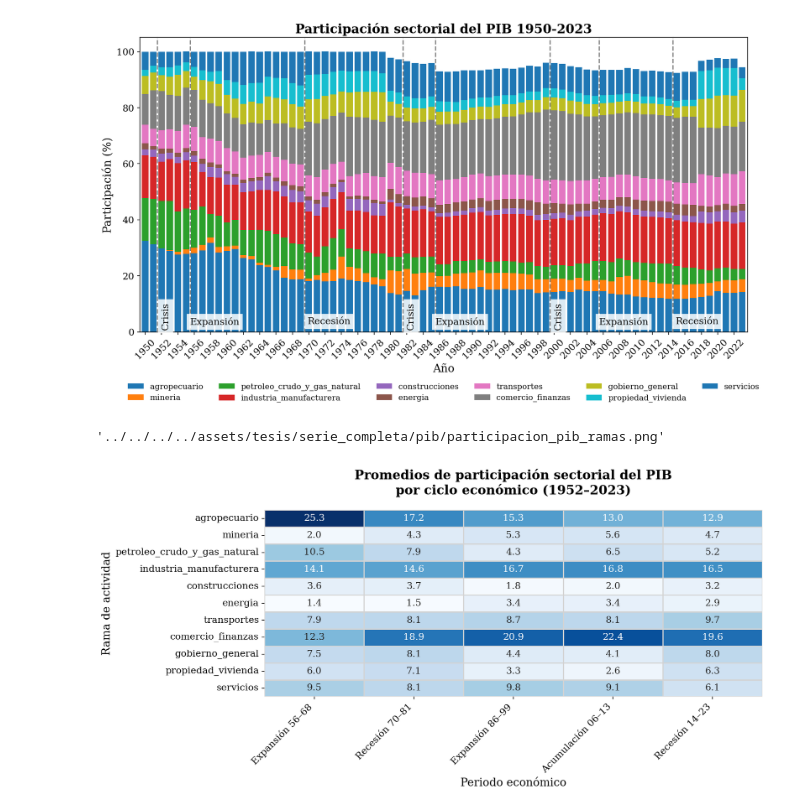
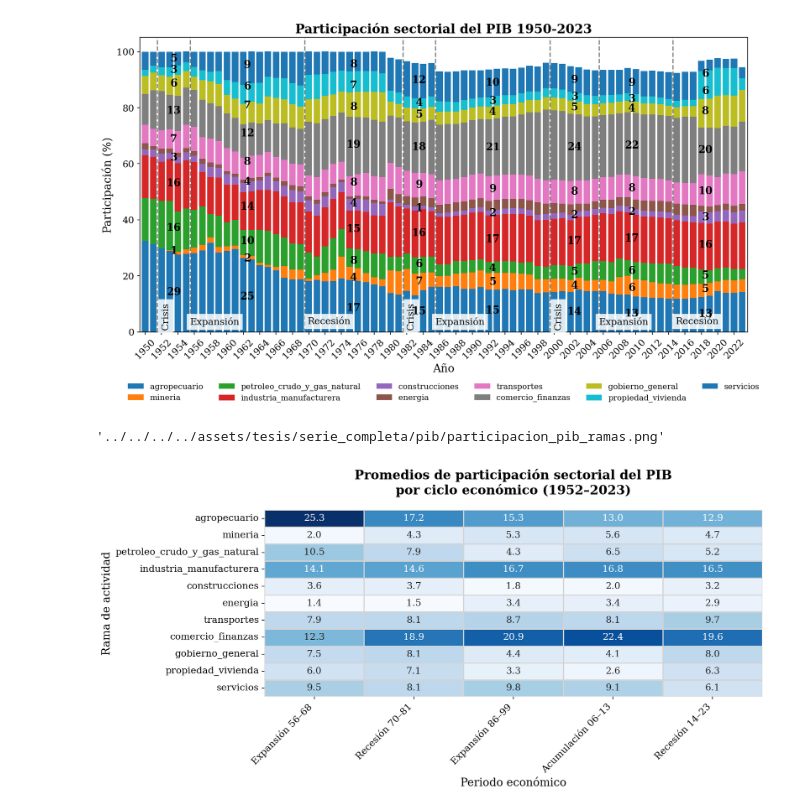
Before and after one commit to navi0369/proyectomacro, a Jupyter notebook: notebooks/tesis/serie_completa/pib/participacion_pib_rama_de_actividad.ipynb, the cells around one changed output. Cells and saved outputs as stored; diff of their text form; code cells hidden in the pictures.

```diff
--- a/notebooks/tesis/serie_completa/pib/participacion_pib_rama_de_actividad.ipynb
+++ b/notebooks/tesis/serie_completa/pib/participacion_pib_rama_de_actividad.ipynb
@@ -100,34 +100,107 @@ hitos_v = {
     1999: "Crisis",
     2005: "Expansión",
     2014: "Recesión"
 }
 fig.subplots_adjust(right=0.72)
 
 for yr, lbl in hitos_v.items():
     if yr in pct.index:
         idx = pct.index.get_loc(yr)
         y_max=ax.get_ylim()[1]
         ax.axvline(
             x=idx + 0.5, color="gray", ls="--", lw=1.5, zorder=5
         )
         dx,dy=hitos_offset.get(yr,(0,0.5))
         ax.text(
             idx + 0.5+dx,dy, lbl, rotation=0 if lbl=='Expansión' or lbl=='Recesión' else 90, ha="center", va="top",
             fontsize=12, color="black",
             transform=ax.get_xaxis_transform(), clip_on=False,
             bbox=dict(facecolor="white", alpha=0.85, edgecolor="none"),
             zorder=6
         )
+MEAN_OFFSETS = {
+    CRISIS_52_55:      {'consumo_publico': (0.0, 12.0)},
+    EXPANSION_56_69:   {'consumo_publico': (0.0, 14.5)},
+    RECESION_70_81:    {'consumo_publico': (0.0, 14.5)},
+    CRISIS_82_85:      {'consumo_publico': (0.0, 12.0)},
+    EXPANSION_86_99:   {'consumo_publico': (0.0, 15.0)},
+    CRISIS_00_05:      {'consumo_publico': (0.0, 12.0)},
+    ACUMULACION_06_13: {'consumo_publico': (0.0, 12.0)},
+    RECESION_14_23:    {'consumo_publico': (0.0, 12.0)},
+}
+
+
+# 2️⃣  Componentes cuyos promedios NO quieres anotar
+SKIP_MEANS = {
+    CRISIS_52_55:      {'energia'},
+    EXPANSION_56_69:   {'energia'},
+    RECESION_70_81:    {'energia'},
+    CRISIS_82_85:      {'energia'},
+    EXPANSION_86_99:   {'energia'},
+    CRISIS_00_05:      {'energia'},
+    ACUMULACION_06_13: {'energia'},
+    RECESION_14_23:    {'energia'},
+}
+
+def annotate_cycle_means(
+    ax, data, cycle_slice, cols,
+    offsets=None, skip=None,
+    fmt="{val:.0f}", **text_kw
+):
+    sub = data.loc[cycle_slice, cols]
+    if sub.empty:
+        return
+
+    means = sub.mean()
+    start_idx = data.index.get_loc(sub.index[0])
+    end_idx   = data.index.get_loc(sub.index[-1])
+    x_mid     = (start_idx + end_idx) / 2
+
+    cum = 0
+    for col in cols:
+        # omitir si el usuario lo indica
+        if skip and col in skip.get(cycle_slice, set()):
+            cum += means[col]
+            continue
+
+        val = means[col]
+        dx, dy = (0, 0)
+        if offsets:
+            dx, dy = offsets.get(cycle_slice, {}).get(col, (0, 0))
+
+        ax.text(
+            x_mid + dx,
+            cum + val/2 + dy,
+            fmt.format(val=val),
+            ha="center", va="center",
+            zorder=6,
+            **text_kw
+        )
+        cum += val
+# ── 5.2 Medias por ciclo ─────────────────────────────────────────────
+# ── 5.2 Medias por ciclo (con offsets y skips) ────────────────────────────
+cycles = [
+    CRISIS_52_55, EXPANSION_56_69, RECESION_70_81, CRISIS_82_85,
+    EXPANSION_86_99, CRISIS_00_05, ACUMULACION_06_13, RECESION_14_23,
+]
+for ciclo in cycles:
+    annotate_cycle_means(
+        ax, pct, ciclo, cols,
+        offsets=MEAN_OFFSETS,
+        skip=SKIP_MEANS,
+        fontsize=13, color="black", fontweight="bold"
+    )
+
 
 # ── 6. Guardar y mostrar ────────────────────────────────────────────────────
 plt.tight_layout()
 out_path = os.path.join(OUTPUT_DIR, "participacion_pib_ramas.png")
 plt.savefig(out_path, dpi=300)
 plt.show()
 
 out_path
 # %% [output]
-[figure, old version]
+[figure, new version]
 '../../../../assets/tesis/serie_completa/pib/participacion_pib_ramas.png'
 # %%
 import seaborn as sns
```
Also changed, not shown: 3 other files.
